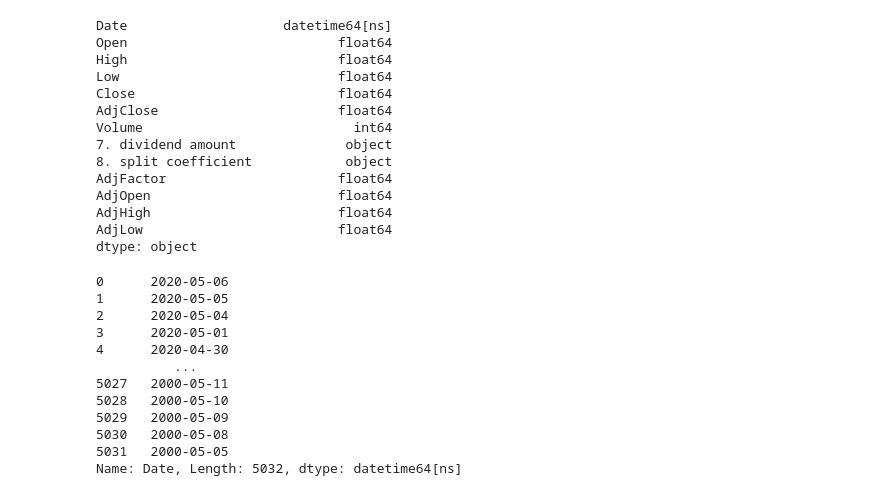
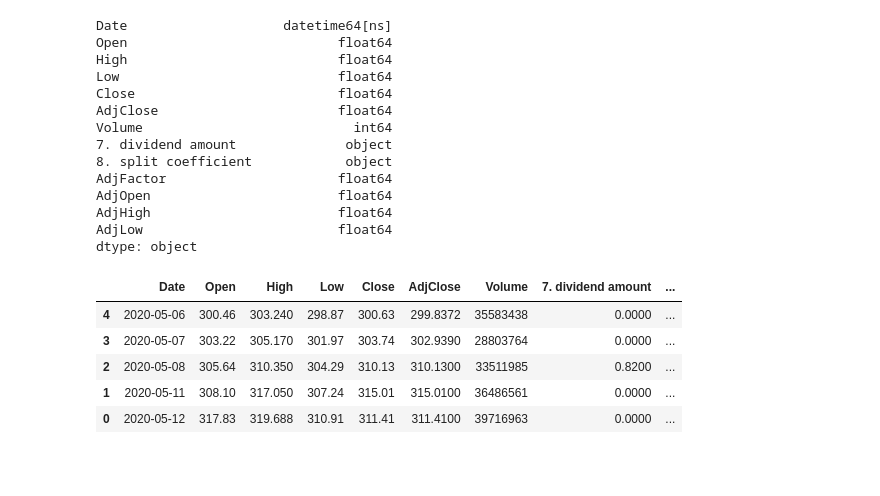
Before and after one commit to schairez/stock-analysis-py, a Jupyter notebook: stock_data.ipynb, the cells around one changed output. Saved outputs shown, nothing was run; the diff lists cells and outputs as text; code cells hidden in the pictures; blank space fills up the shorter version.

```diff
--- a/stock_data.ipynb
+++ b/stock_data.ipynb
@@ -35,17 +35,11 @@ AdjHigh                        float64
 AdjLow                         float64
 dtype: object
 # %%
-aapl_df['Date']
+aapl_df.tail()
 # %% [output]
-0      2020-05-06
-1      2020-05-05
-2      2020-05-04
-3      2020-05-01
-4      2020-04-30
-          ...
-5027   2000-05-11
-5028   2000-05-10
-5029   2000-05-09
-5030   2000-05-08
-5031   2000-05-05
-Name: Date, Length: 5032, dtype: datetime64[ns]
+|  | Date | Open | High | Low | Close | AdjClose | Volume | 7. dividend amount | ... |
+| 4 | 2020-05-06 | 300.46 | 303.240 | 298.87 | 300.63 | 299.8372 | 35583438 | 0.0000 | ... |
+| 3 | 2020-05-07 | 303.22 | 305.170 | 301.97 | 303.74 | 302.9390 | 28803764 | 0.0000 | ... |
+| 2 | 2020-05-08 | 305.64 | 310.350 | 304.29 | 310.13 | 310.1300 | 33511985 | 0.8200 | ... |
+| 1 | 2020-05-11 | 308.10 | 317.050 | 307.24 | 315.01 | 315.0100 | 36486561 | 0.0000 | ... |
+| 0 | 2020-05-12 | 317.83 | 319.688 | 310.91 | 311.41 | 311.4100 | 39716963 | 0.0000 | ... |
```
Also changed, not shown: parts of 4 cells of this notebook, 3 other files.
